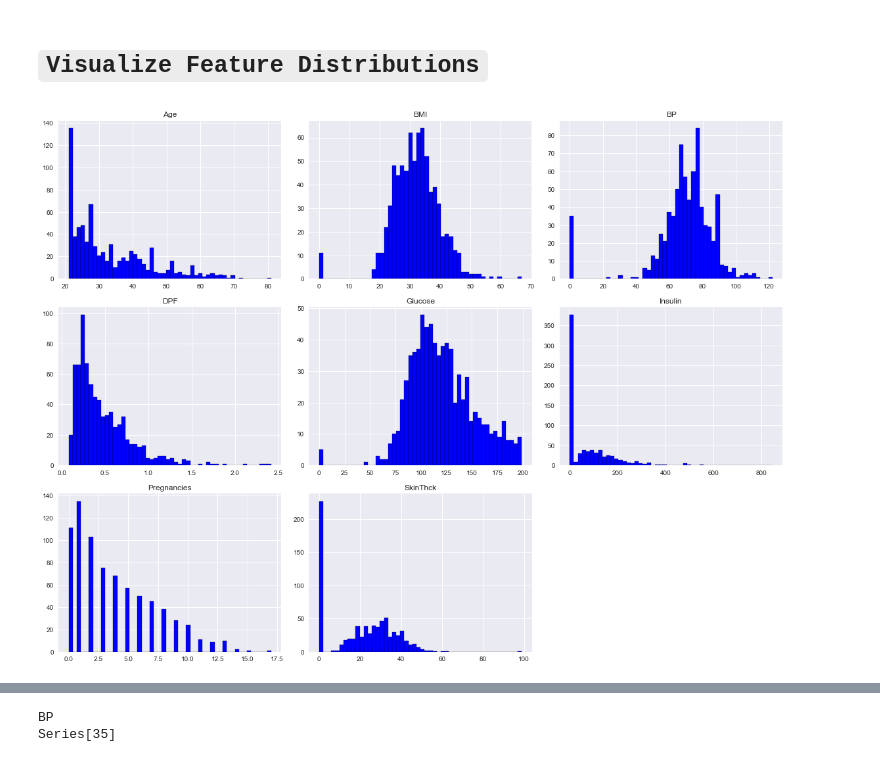
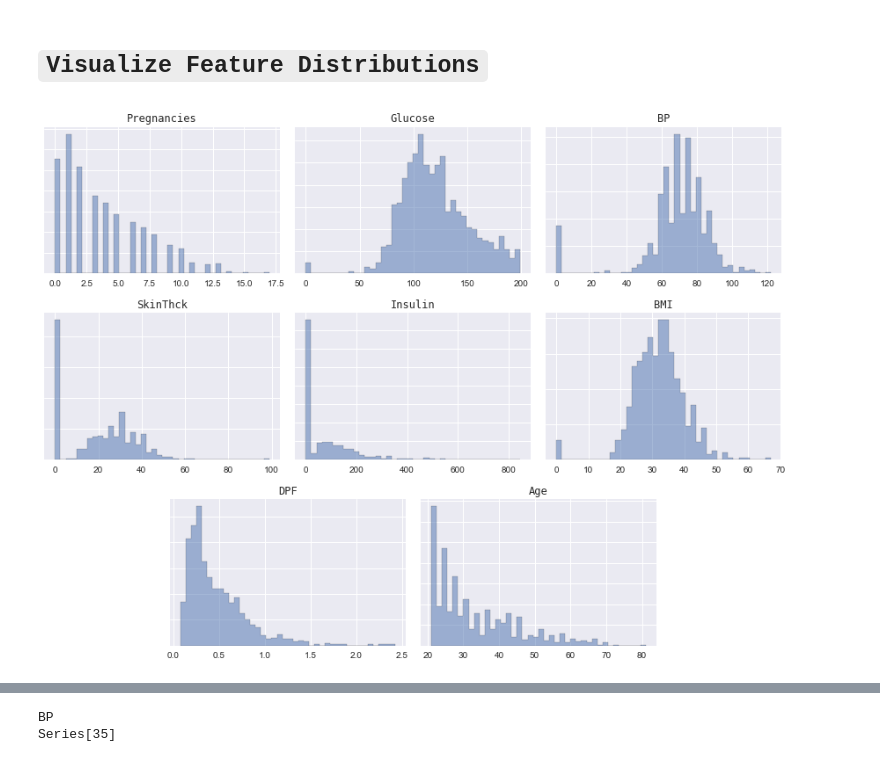
Before and after one commit to luciancooper/ada-II, a Jupyter notebook: Diabetes_Classification.ipynb, the cells around one changed output, grey strips where cells are left out. Drawn from its saved outputs; the diff is of its cells as text; code cells hidden in the pictures.

Commit message:
Fully up to date Diabetes_Classifier

```diff
--- a/Diabetes_Classification.ipynb
+++ b/Diabetes_Classification.ipynb
@@ -67,3 +69,6 @@ Series[9]
 | Age | 0 |
 | Outcome | 0 |
 | object | int |
+# %%
+features,labels = diabetes.drop(['Outcome'],axis=1),diabetes['Outcome']
+display({'features':features,'labels':labels})
@@ -70,8 +110,11 @@ Series[9]
 # %% [markdown]
 # `Visualize Feature Distributions`
 # %%
-diabetes[['Age','BMI','BP','DPF','Glucose','Insulin','Pregnancies','SkinThck']].hist(bins=50,figsize=(16,12),color='b',edgecolor='black',histtype='bar')
-plt.tight_layout()
-plt.show()
+#features.hist(bins=50,figsize=(16,12),color='b',edgecolor='black',histtype='bar')
+#plt.tight_layout()
+#plt.show()
+
+#pygraph.histogram(diabetes['BMI'],size=(5,3),show=True,bins=40)
+pygraph.histogram(features,size=(4,3),show=True,bins=40,alpha=0.5,edgecolor='black')
 # %% [output]
-[figure, old version]
+[figure, new version]
```
Also changed, not shown: parts of 22 cells of this notebook, 1 other file.
